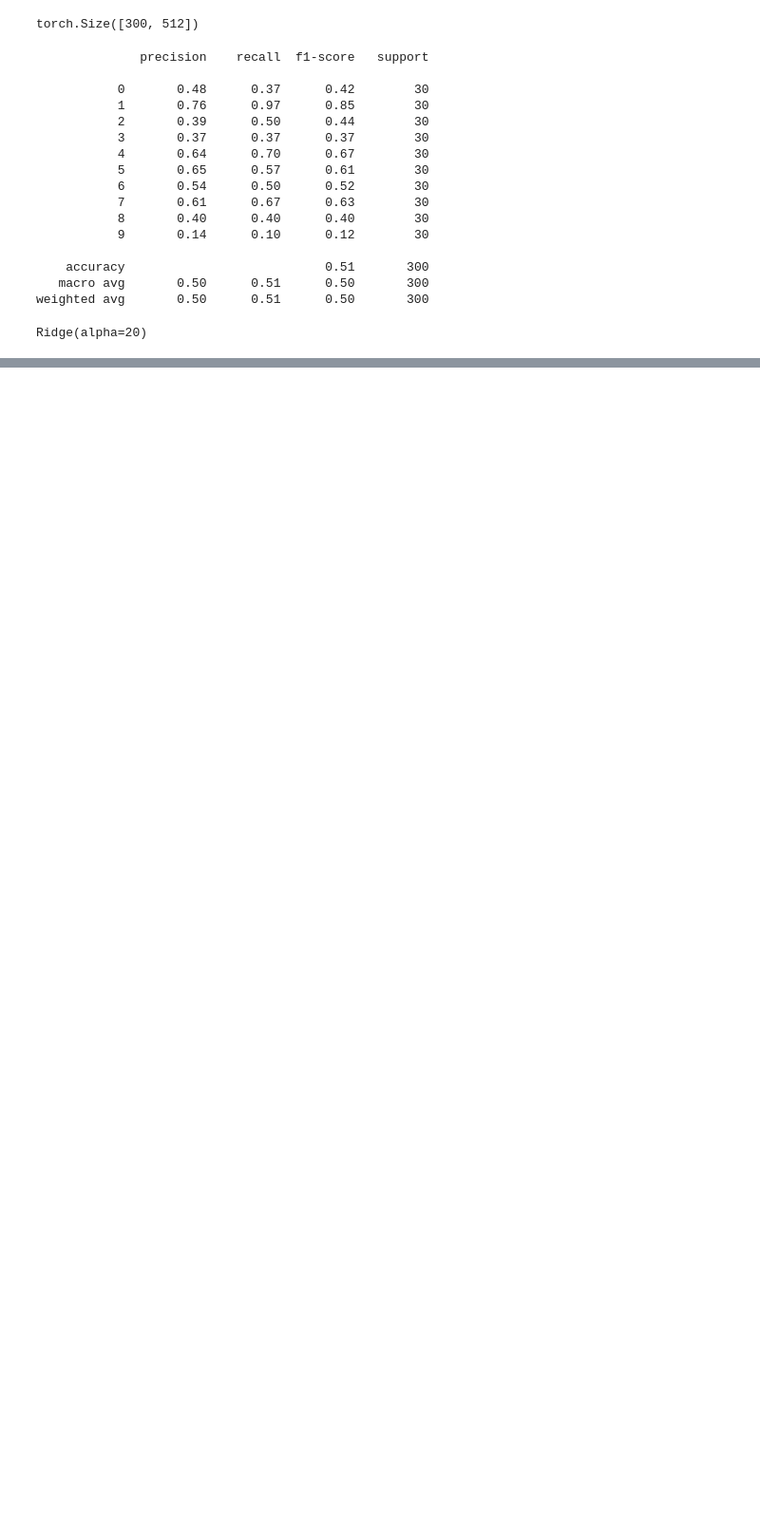
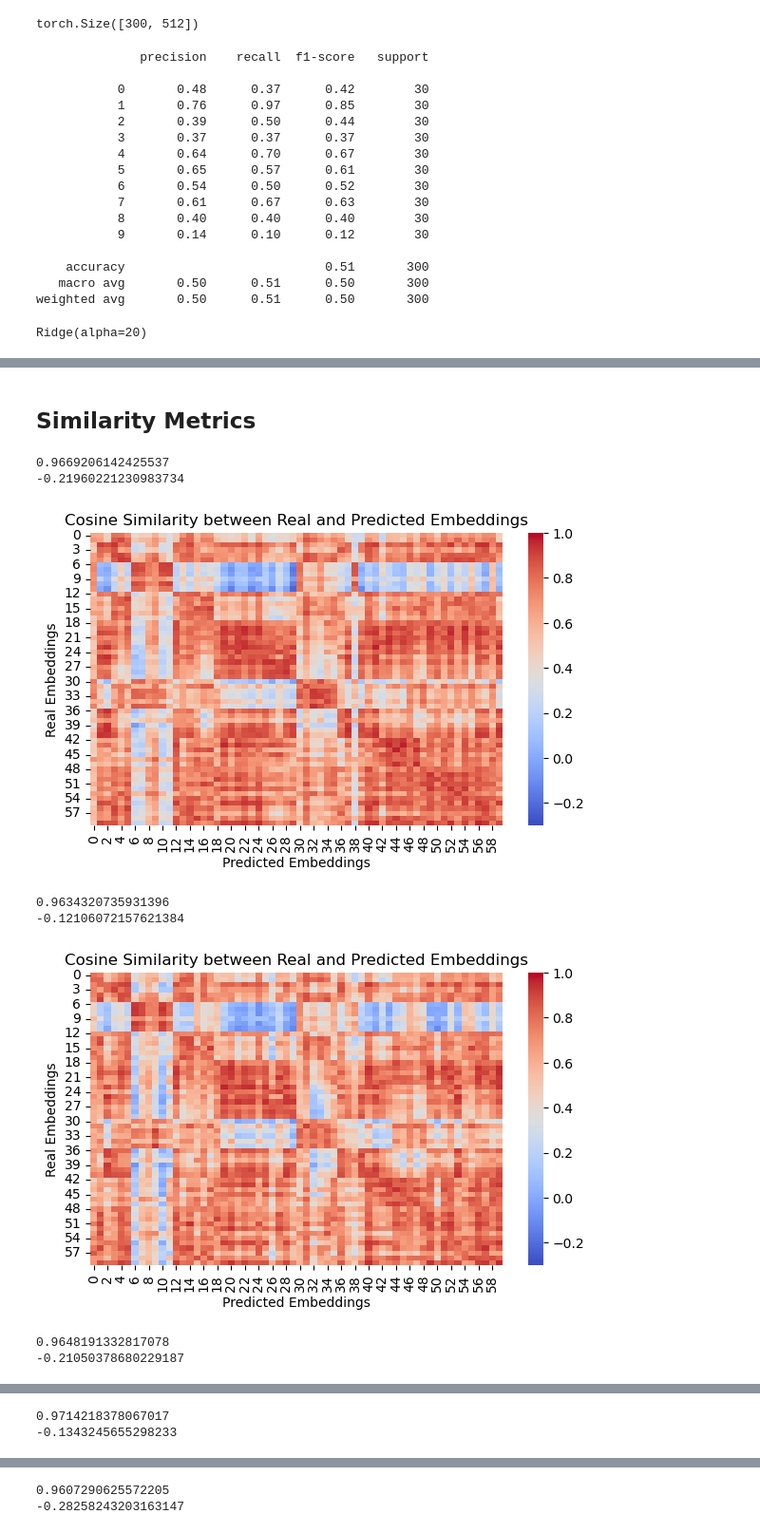
Before and after one commit to neoayanami/fmri-music-retrieve, a Jupyter notebook: AudioGen.ipynb, the cells around one changed output, grey strips where cells are left out. Shown at 95% size. Cells and saved outputs as stored; diff of their text form; code cells hidden in the pictures; blank space fills up the shorter version.

```diff
--- a/AudioGen.ipynb
+++ b/AudioGen.ipynb
@@ -809,0 +993,55 @@ print(mean_acc, std_acc)
+# %% [markdown]
+## Similarity Metrics
+# %%
+import seaborn as sns
+import matplotlib.pyplot as plt
+
+# def cosine_similarity(vec1, vec2, temperature=Null):
+#     dot_product = np.dot(vec1, vec2)
+#     norm_vec1 = np.linalg.norm(vec1)
+#     norm_vec2 = np.linalg.norm(vec2)
+#     return dot_product / (norm_vec1 * norm_vec2)
+
+def cosine_similarity(vec1, vec2, temperature):
+    logits = (vec1 @ vec2.T) / temperature
+
+    return logits
+
+def compute_cosine_matrix(real_embeddings, predicted_embeddings):
+    num_real = real_embeddings.shape[0]
+    num_pred = predicted_embeddings.shape[0]
+    similarity_matrix = np.zeros((num_real, num_pred))
+    real_embeddings = nn.functional.normalize(real_embeddings, dim=1)
+    predicted_embeddings = nn.functional.normalize(predicted_embeddings, dim=1)
+
+    for i in range(num_real):
+        for j in range(num_pred):
+            similarity_matrix[i, j] = (real_embeddings[i] @ predicted_embeddings[j].T) / 1
+            # similarity_matrix[i, j] = cosine_similarity(real_embeddings[i], predicted_embeddings[j], 1)
+
+    return similarity_matrix
+
+def plot_similarity_matrix(similarity_matrix):
+    plt.figure(figsize=(7,4))
+    # sns.heatmap(similarity_matrix, annot=False, cmap='coolwarm')
+    sns.heatmap(similarity_matrix, vmin=-0.3, vmax=1, annot=False, cmap='coolwarm')
+    plt.xlabel('Predicted Embeddings')
+    plt.ylabel('Real Embeddings')
+    plt.title('Cosine Similarity between Real and Predicted Embeddings')
+    plt.show()
+# %%
+for i in range(5):
+
+    similarity_matrix = compute_cosine_matrix(test_feature_finetuned[60*i:60*(i+1)].cpu(), audio_feat_to_generate[60*i:60*(i+1)].cpu())
+    print(np.max(similarity_matrix))
+    print(np.min(similarity_matrix))
+    plot_similarity_matrix(similarity_matrix)
+# %% [output]
+0.9669206142425537
+-0.21960221230983734
+[figure, added]
+0.9634320735931396
+-0.12106072157621384
+[figure, added]
+0.9648191332817078
+-0.21050378680229187
@@ -809,0 +1049,2 @@ print(mean_acc, std_acc)
+0.9714218378067017
+-0.1343245655298233
@@ -809,0 +1052,2 @@ print(mean_acc, std_acc)
+0.9607290625572205
+-0.28258243203163147
```
Also changed, not shown: parts of 28 cells of this notebook, 8 other files.
